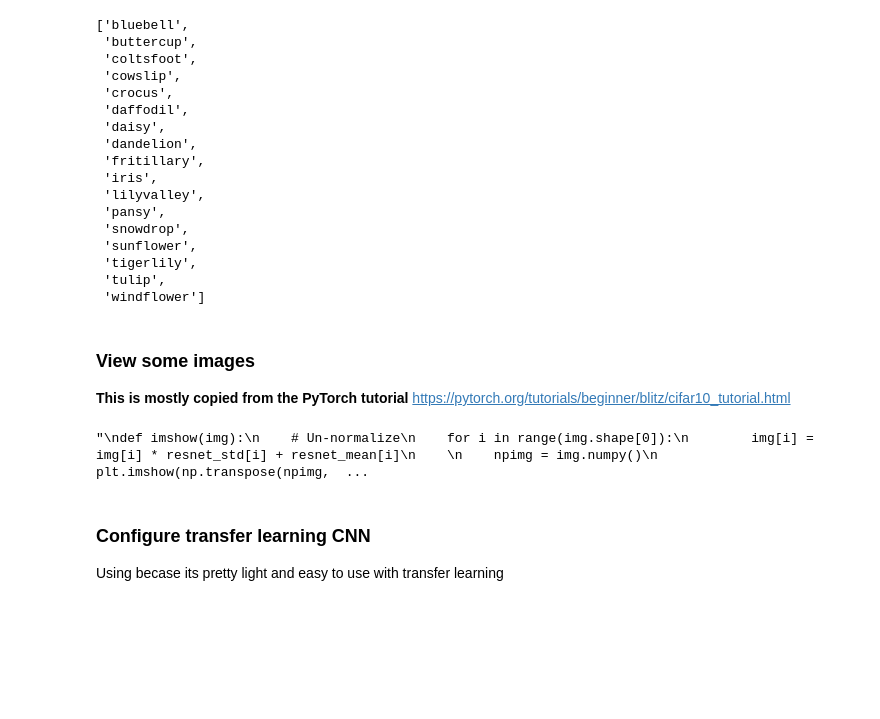
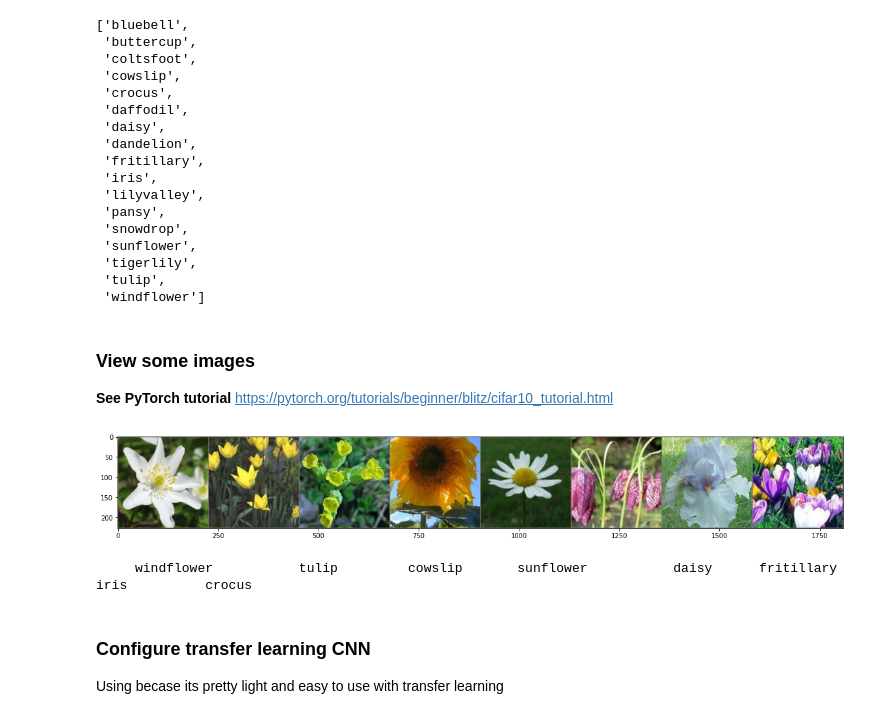
Before and after one commit to KeenanMcConkey/flower-classifier, a Jupyter notebook: Flowers.ipynb, the cells around one changed output. Saved outputs shown, nothing was run; the diff lists cells and outputs as text; code cells hidden in the pictures; blank space fills up the shorter version.

```diff
--- a/Flowers.ipynb
+++ b/Flowers.ipynb
@@ -84,0 +28,3 @@ from torch import nn
+# %%
+drive.mount('/content/drive')
+basedir = '/content/drive/My Drive/Colab Notebooks/Xplor/'
@@ -116,0 +47,15 @@ Test set 1:  340 images / 43 batches
+# %%
+ # Collect all images using ImageFolder
+fullset = ImageFolder(basedir + 'jpg', transform=preprocess)
+
+# Split into test/train dataset
+train_size = int(0.8 * len(fullset))
+test_size = len(fullset) - train_size
+train_dataset, test_dataset = random_split(fullset, [train_size, test_size])
+
+# Dataloaders from the datasets
+train_dataloader = DataLoader(train_dataset, batch_size=8, shuffle=True, num_workers=2)
+test_dataloader  = DataLoader(test_dataset,  batch_size=8, shuffle=True, num_workers=2)
+
+print('Train dataset: {} images / {} batches'.format(len(train_dataset), len(train_dataloader)))
+print('Test dataset:  {} images / {} batches'.format(len(test_dataset),  len(test_dataloader)))
@@ -137,28 +86,29 @@ class_names
  'windflower']
 # %% [markdown]
 ### View some images
-**This is mostly copied from the PyTorch tutorial**  https://pytorch.org/tutorials/beginner/blitz/cifar10_tutorial.html
+**See PyTorch tutorial**  https://pytorch.org/tutorials/beginner/blitz/cifar10_tutorial.html
 # %%
-'''
+''' Display a normalized tensor as an image '''
 def imshow(img):
     # Un-normalize
     for i in range(img.shape[0]):
         img[i] = img[i] * resnet_std[i] + resnet_mean[i]
 
     npimg = img.numpy()
     plt.imshow(np.transpose(npimg, (1, 2, 0)))
     plt.show()
 
 # Get some random training images
-dataiter = iter(dataloaders['trn1'])
+dataiter = iter(train_dataloader)
 images, labels = dataiter.next()
 
-# Show images
-#fig = plt.figure(figsize=(15, 120))
+# Show image grid
+fig = plt.figure(figsize=(20, 160))
 imshow(torchvision.utils.make_grid(images))
-'''
+print(' '.join('%16s' % class_names[labels[j]] for j in range(8)))
 # %% [output]
+[figure, added]
-"\ndef imshow(img):\n    # Un-normalize\n    for i in range(img.shape[0]):\n        img[i] = img[i] * resnet_std[i] + resnet_mean[i]\n    \n    npimg = img.numpy()\n    plt.imshow(np.transpose(npimg,  ...
+     windflower           tulip         cowslip       sunflower           daisy      fritillary            iris          crocus
 # %% [markdown]
 ### Configure transfer learning CNN
 Using becase its pretty light and easy to use with transfer learning
```
Also changed, not shown: parts of 43 cells of this notebook.
